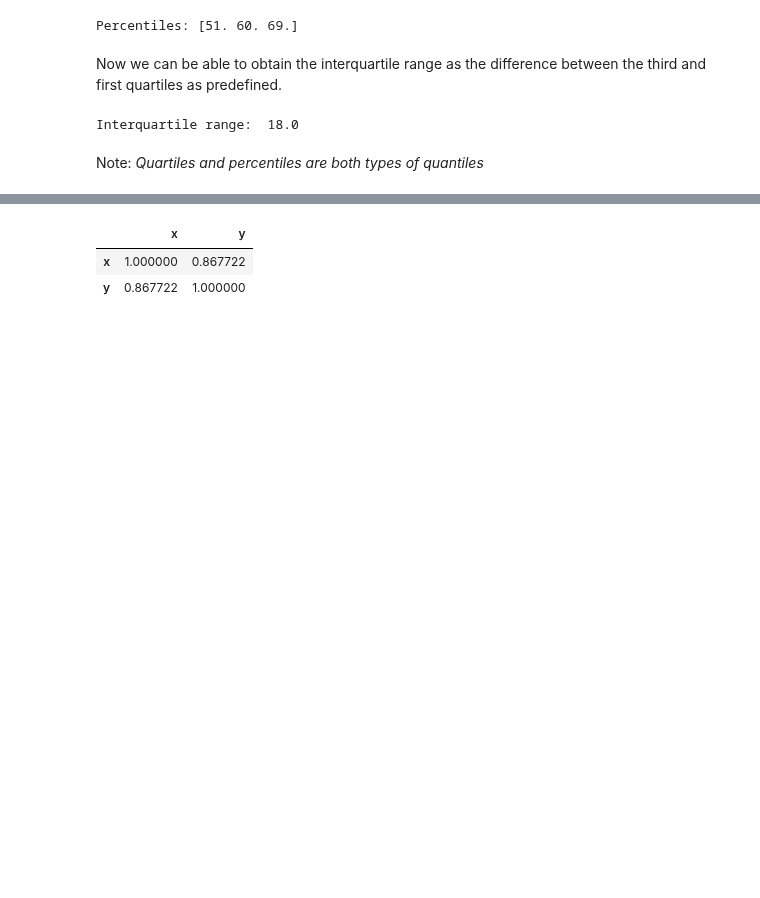
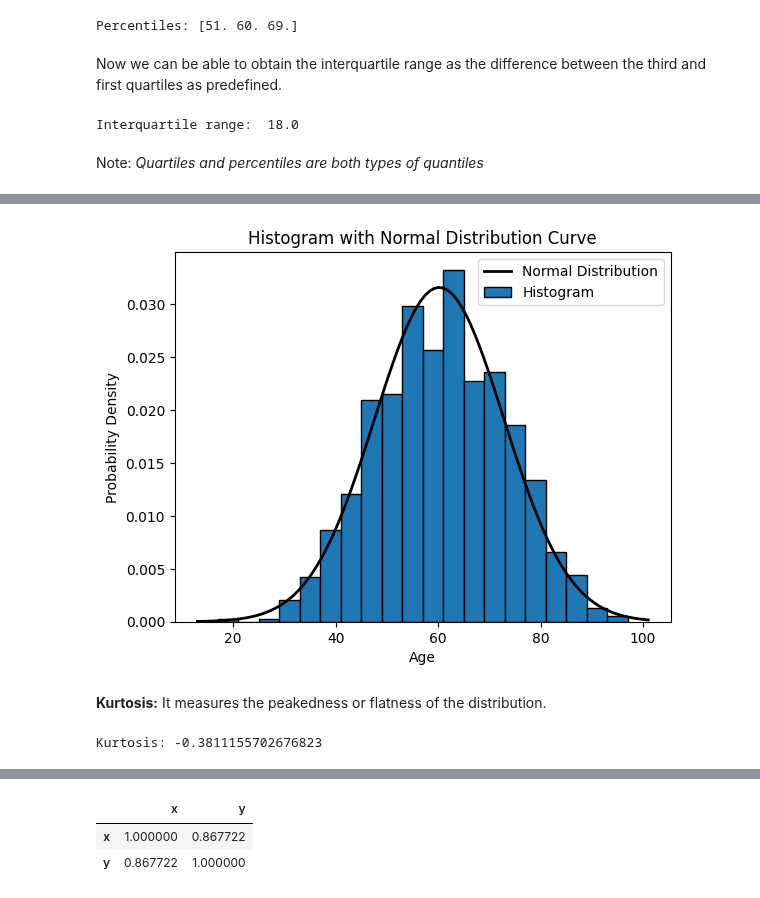
Before and after one commit to dataideaorg/dataidea-science, a Jupyter notebook: nbs/Python-Data-Analysis/Week5-Statistics/51_descriptive_statistics.ipynb, the cells around one changed output, grey strips where cells are left out. Drawn from its saved outputs; the diff is of its cells as text; code cells hidden in the pictures; blank space fills up the shorter version.

Commit message:
update descriptive stats

```diff
--- a/nbs/Python-Data-Analysis/Week5-Statistics/51_descriptive_statistics.ipynb
+++ b/nbs/Python-Data-Analysis/Week5-Statistics/51_descriptive_statistics.ipynb
@@ -283,0 +272,29 @@ Note: *Quartiles and percentiles are both types of quantiles*
+# %%
+# Plot the histogram
+# Set density=True for normalized histogram
+plt.hist(x=data.age, bins=20, density=True, edgecolor='black')
+
+# Create a normal distribution curve
+xmin, xmax = plt.xlim()
+x = np.linspace(xmin, xmax, 100)
+p = sp.stats.norm.pdf(x, mean_value, std_deviation_value)
+plt.plot(x, p, 'k', linewidth=2)
+# 'k' indicates black color, you can change it to any color
+
+# Labels and legend
+plt.xlabel('Age')
+plt.ylabel('Probability Density')
+plt.title('Histogram with Normal Distribution Curve')
+plt.legend(['Normal Distribution', 'Histogram'])
+
+plt.show()
+# %% [output]
+[figure, added]
+# %% [markdown]
+<i class="bi bi-cursor"></i> **Kurtosis:** It measures the peakedness or flatness of the distribution.
+# %%
+# let's get kurtosis from scipy
+kurtosis_value = sp.stats.kurtosis(data.age)
+print("Kurtosis:", kurtosis_value)
+# %% [output]
+Kurtosis: -0.3811155702676823
```
Also changed, not shown: parts of 76 cells of this notebook, 8 other files.
